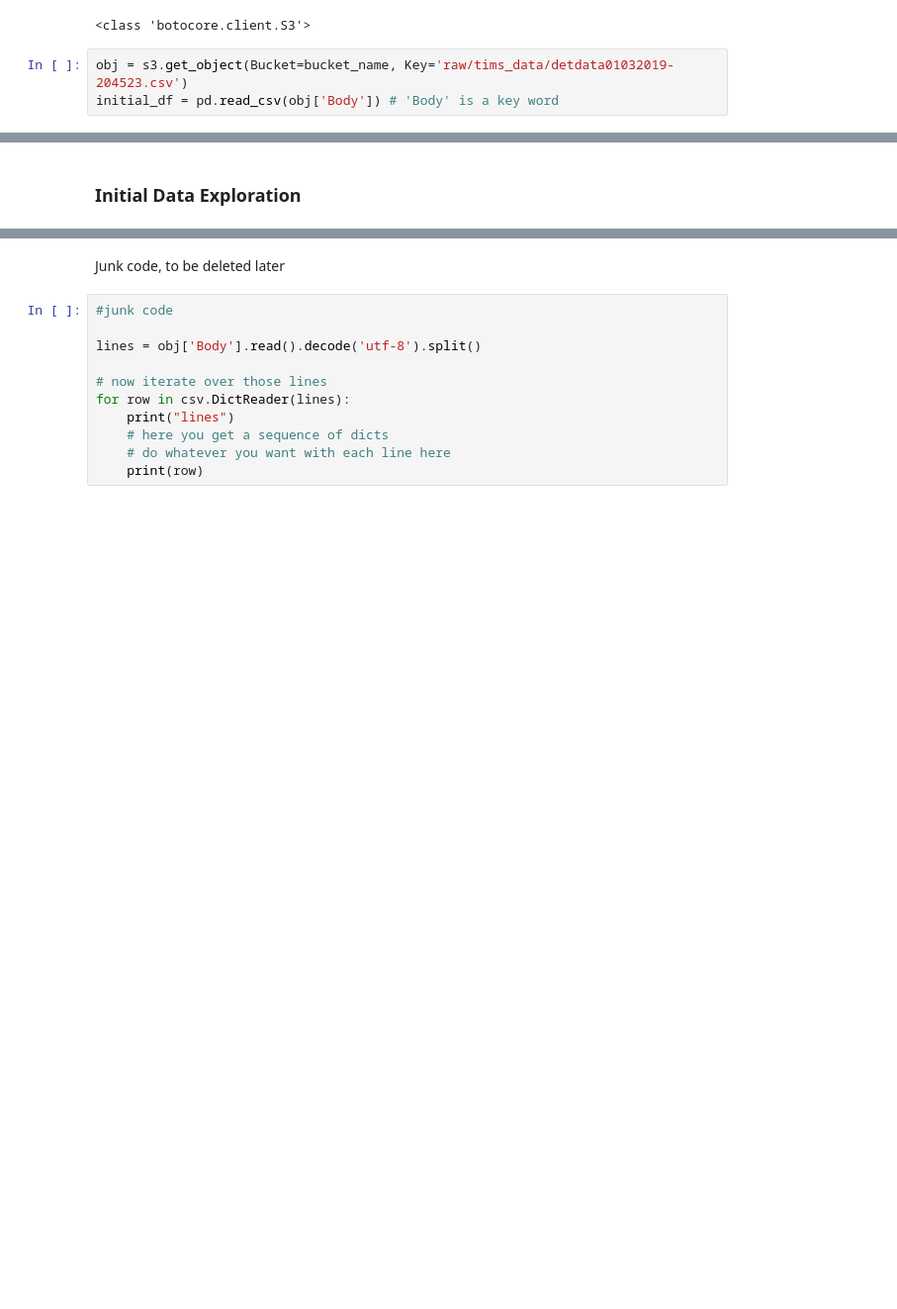
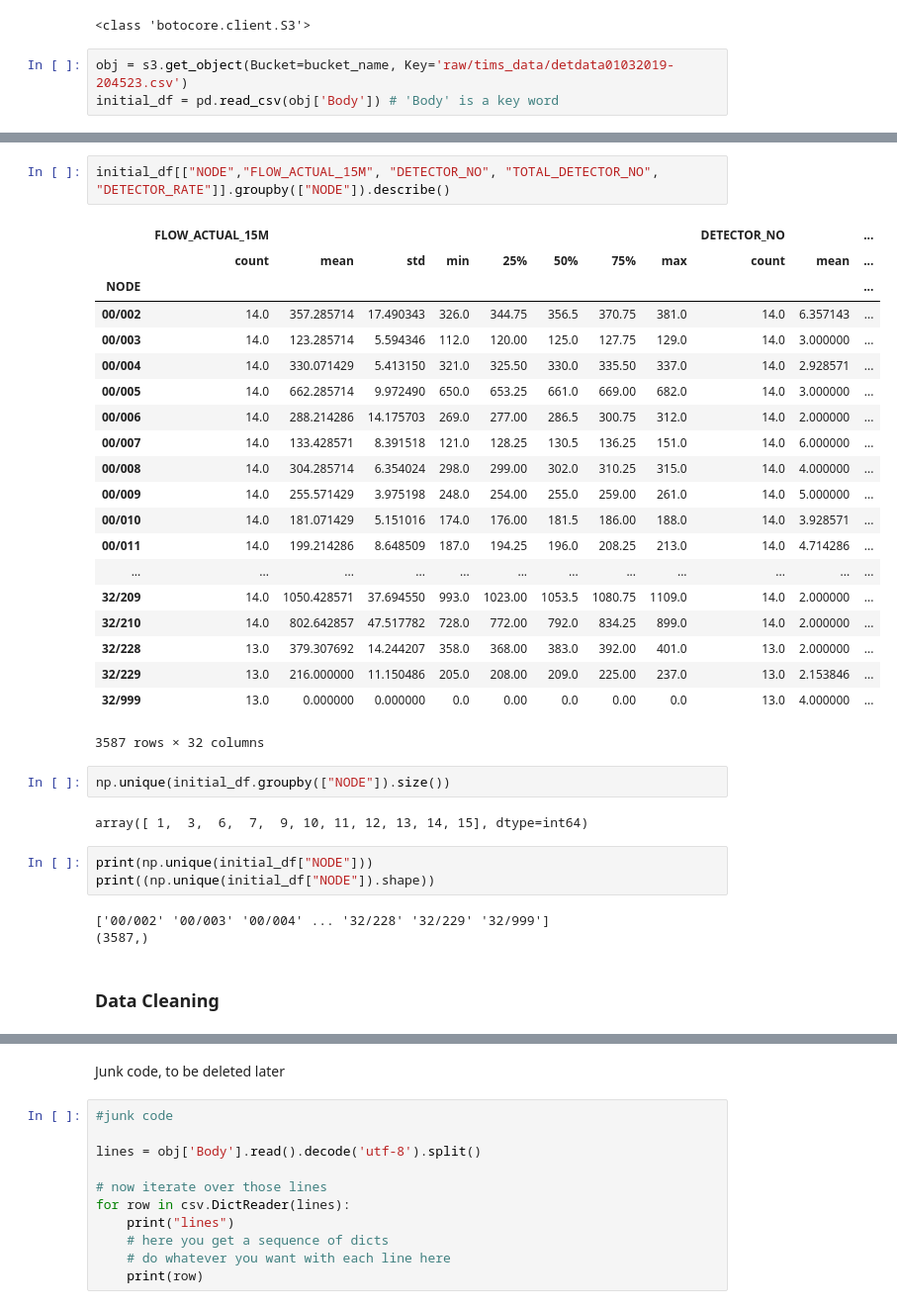
Before and after one commit to dssg/air_pollution_estimation, a Jupyter notebook: notebooks/20190611_CW_explore_TIMS.ipynb, the cells around one changed output, grey strips where cells are left out. Shown at 99% size. Saved outputs shown, nothing was run; the diff lists cells and outputs as text; blank space fills up the shorter version.

```diff
--- a/notebooks/20190611_CW_explore_TIMS.ipynb
+++ b/notebooks/20190611_CW_explore_TIMS.ipynb
@@ -62,2 +126,35 @@ initial_df.head()
+# %%
+initial_df[["NODE","FLOW_ACTUAL_15M", "DETECTOR_NO", "TOTAL_DETECTOR_NO", "DETECTOR_RATE"]].groupby(["NODE"]).describe()
+# %% [output]
+|  | FLOW_ACTUAL_15M |  |  |  |  |  |  |  | DETECTOR_NO |  | ... |
+|  | count | mean | std | min | 25% | 50% | 75% | max | count | mean | ... |
+| NODE |  |  |  |  |  |  |  |  |  |  | ... |
+| 00/002 | 14.0 | 357.285714 | 17.490343 | 326.0 | 344.75 | 356.5 | 370.75 | 381.0 | 14.0 | 6.357143 | ... |
+| 00/003 | 14.0 | 123.285714 | 5.594346 | 112.0 | 120.00 | 125.0 | 127.75 | 129.0 | 14.0 | 3.000000 | ... |
+| 00/004 | 14.0 | 330.071429 | 5.413150 | 321.0 | 325.50 | 330.0 | 335.50 | 337.0 | 14.0 | 2.928571 | ... |
+| 00/005 | 14.0 | 662.285714 | 9.972490 | 650.0 | 653.25 | 661.0 | 669.00 | 682.0 | 14.0 | 3.000000 | ... |
+| 00/006 | 14.0 | 288.214286 | 14.175703 | 269.0 | 277.00 | 286.5 | 300.75 | 312.0 | 14.0 | 2.000000 | ... |
+| 00/007 | 14.0 | 133.428571 | 8.391518 | 121.0 | 128.25 | 130.5 | 136.25 | 151.0 | 14.0 | 6.000000 | ... |
+| 00/008 | 14.0 | 304.285714 | 6.354024 | 298.0 | 299.00 | 302.0 | 310.25 | 315.0 | 14.0 | 4.000000 | ... |
+| 00/009 | 14.0 | 255.571429 | 3.975198 | 248.0 | 254.00 | 255.0 | 259.00 | 261.0 | 14.0 | 5.000000 | ... |
+| 00/010 | 14.0 | 181.071429 | 5.151016 | 174.0 | 176.00 | 181.5 | 186.00 | 188.0 | 14.0 | 3.928571 | ... |
+| 00/011 | 14.0 | 199.214286 | 8.648509 | 187.0 | 194.25 | 196.0 | 208.25 | 213.0 | 14.0 | 4.714286 | ... |
+| ... | ... | ... | ... | ... | ... | ... | ... | ... | ... | ... | ... |
+| 32/209 | 14.0 | 1050.428571 | 37.694550 | 993.0 | 1023.00 | 1053.5 | 1080.75 | 1109.0 | 14.0 | 2.000000 | ... |
+| 32/210 | 14.0 | 802.642857 | 47.517782 | 728.0 | 772.00 | 792.0 | 834.25 | 899.0 | 14.0 | 2.000000 | ... |
+| 32/228 | 13.0 | 379.307692 | 14.244207 | 358.0 | 368.00 | 383.0 | 392.00 | 401.0 | 13.0 | 2.000000 | ... |
+| 32/229 | 13.0 | 216.000000 | 11.150486 | 205.0 | 208.00 | 209.0 | 225.00 | 237.0 | 13.0 | 2.153846 | ... |
+| 32/999 | 13.0 | 0.000000 | 0.000000 | 0.0 | 0.00 | 0.0 | 0.00 | 0.0 | 13.0 | 4.000000 | ... |
+3587 rows × 32 columns
+# %%
+np.unique(initial_df.groupby(["NODE"]).size())
+# %% [output]
+array([ 1,  3,  6,  7,  9, 10, 11, 12, 13, 14, 15], dtype=int64)
+# %%
+print(np.unique(initial_df["NODE"]))
+print((np.unique(initial_df["NODE"]).shape))
+# %% [output]
+['00/002' '00/003' '00/004' ... '32/228' '32/229' '32/999']
+(3587,)
 # %% [markdown]
-### Initial Data Exploration
+### Data Cleaning
```
Also changed, not shown: parts of 10 cells of this notebook.
